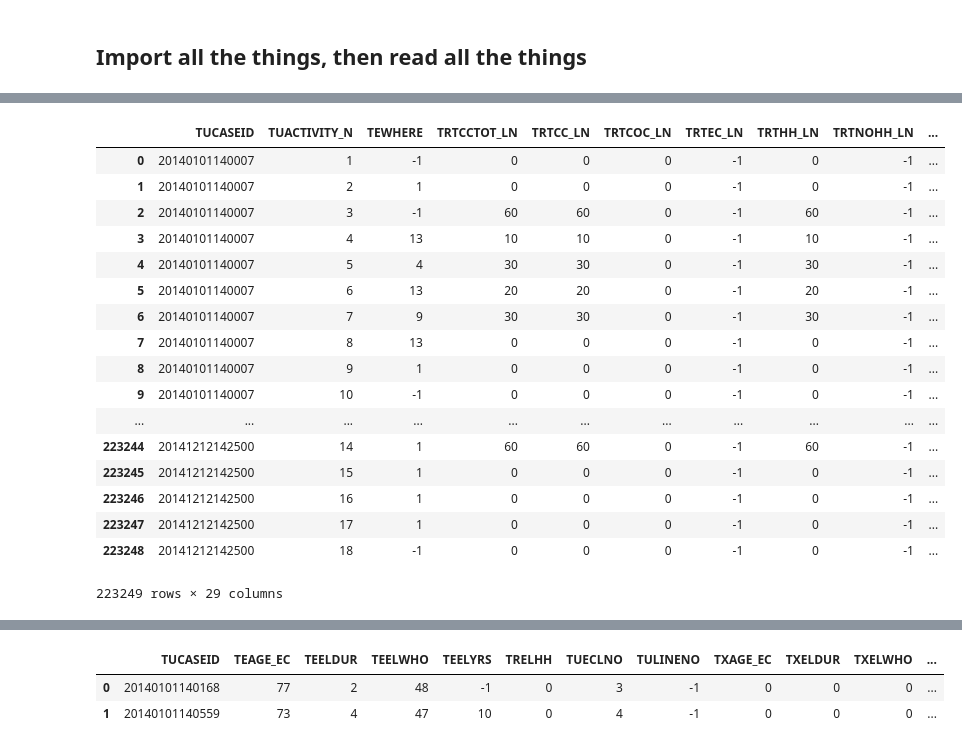
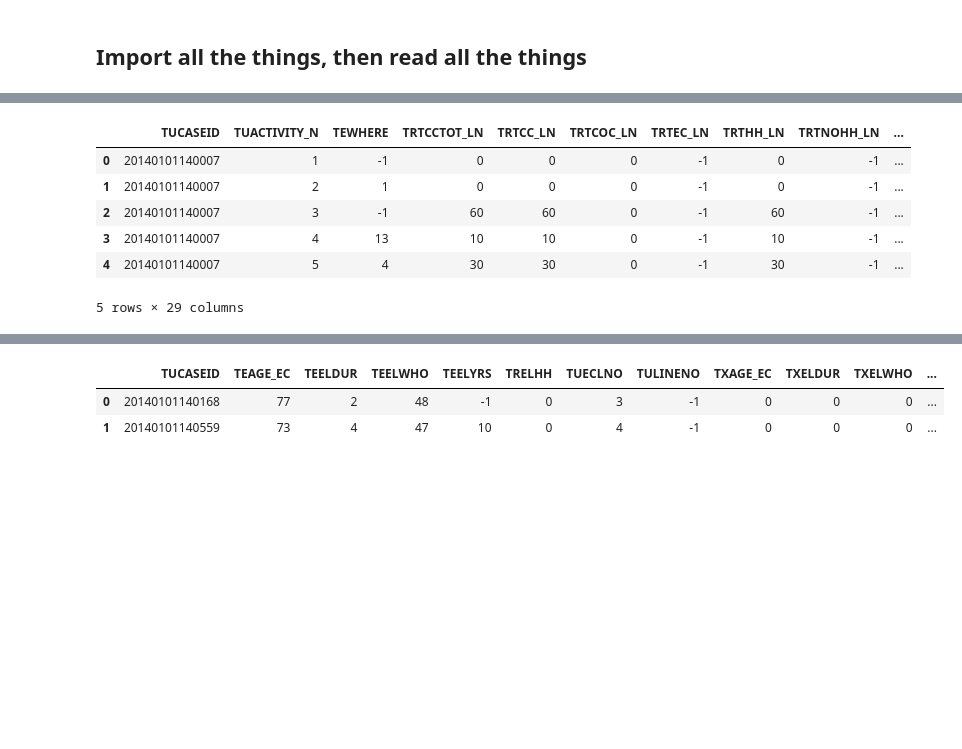
Before and after one commit to CameronBoudreau/atus-analysis, a Jupyter notebook: Scratch.ipynb, the cells around one changed output, grey strips where cells are left out. Saved outputs shown, nothing was run; the diff lists cells and outputs as text; code cells hidden in the pictures; blank space fills up the shorter version.

```diff
--- a/Scratch.ipynb
+++ b/Scratch.ipynb
@@ -53,24 +30,13 @@ roster
 # %%
 activity = pd.read_csv('data/atusact_2014.dat')
-activity
+activity.head()
 # %% [output]
 |  | TUCASEID | TUACTIVITY_N | TEWHERE | TRTCCTOT_LN | TRTCC_LN | TRTCOC_LN | TRTEC_LN | TRTHH_LN | TRTNOHH_LN | ... |
 | 0 | 20140101140007 | 1 | -1 | 0 | 0 | 0 | -1 | 0 | -1 | ... |
 | 1 | 20140101140007 | 2 | 1 | 0 | 0 | 0 | -1 | 0 | -1 | ... |
 | 2 | 20140101140007 | 3 | -1 | 60 | 60 | 0 | -1 | 60 | -1 | ... |
 | 3 | 20140101140007 | 4 | 13 | 10 | 10 | 0 | -1 | 10 | -1 | ... |
 | 4 | 20140101140007 | 5 | 4 | 30 | 30 | 0 | -1 | 30 | -1 | ... |
-| 5 | 20140101140007 | 6 | 13 | 20 | 20 | 0 | -1 | 20 | -1 | ... |
-| 6 | 20140101140007 | 7 | 9 | 30 | 30 | 0 | -1 | 30 | -1 | ... |
-| 7 | 20140101140007 | 8 | 13 | 0 | 0 | 0 | -1 | 0 | -1 | ... |
-| 8 | 20140101140007 | 9 | 1 | 0 | 0 | 0 | -1 | 0 | -1 | ... |
-| 9 | 20140101140007 | 10 | -1 | 0 | 0 | 0 | -1 | 0 | -1 | ... |
-| ... | ... | ... | ... | ... | ... | ... | ... | ... | ... | ... |
-| 223244 | 20141212142500 | 14 | 1 | 60 | 60 | 0 | -1 | 60 | -1 | ... |
-| 223245 | 20141212142500 | 15 | 1 | 0 | 0 | 0 | -1 | 0 | -1 | ... |
-| 223246 | 20141212142500 | 16 | 1 | 0 | 0 | 0 | -1 | 0 | -1 | ... |
-| 223247 | 20141212142500 | 17 | 1 | 0 | 0 | 0 | -1 | 0 | -1 | ... |
-| 223248 | 20141212142500 | 18 | -1 | 0 | 0 | 0 | -1 | 0 | -1 | ... |
-223249 rows × 29 columns
+5 rows × 29 columns
 # %%
 who = pd.read_csv('data/atuswho_2014.dat')
```
Also changed, not shown: parts of 20 cells of this notebook.
